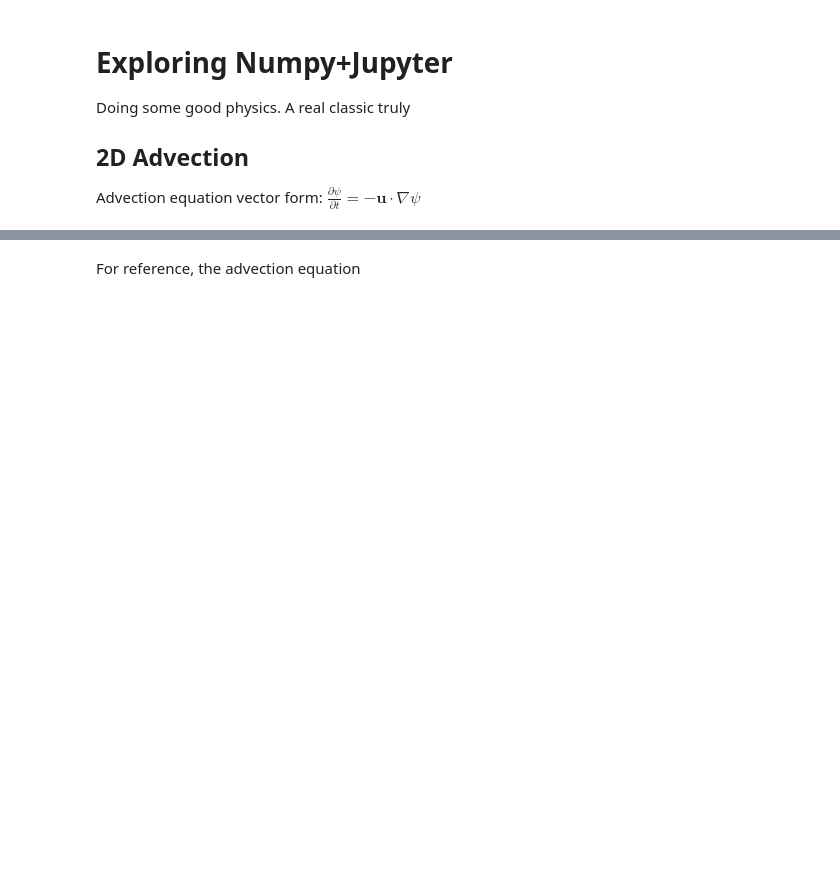
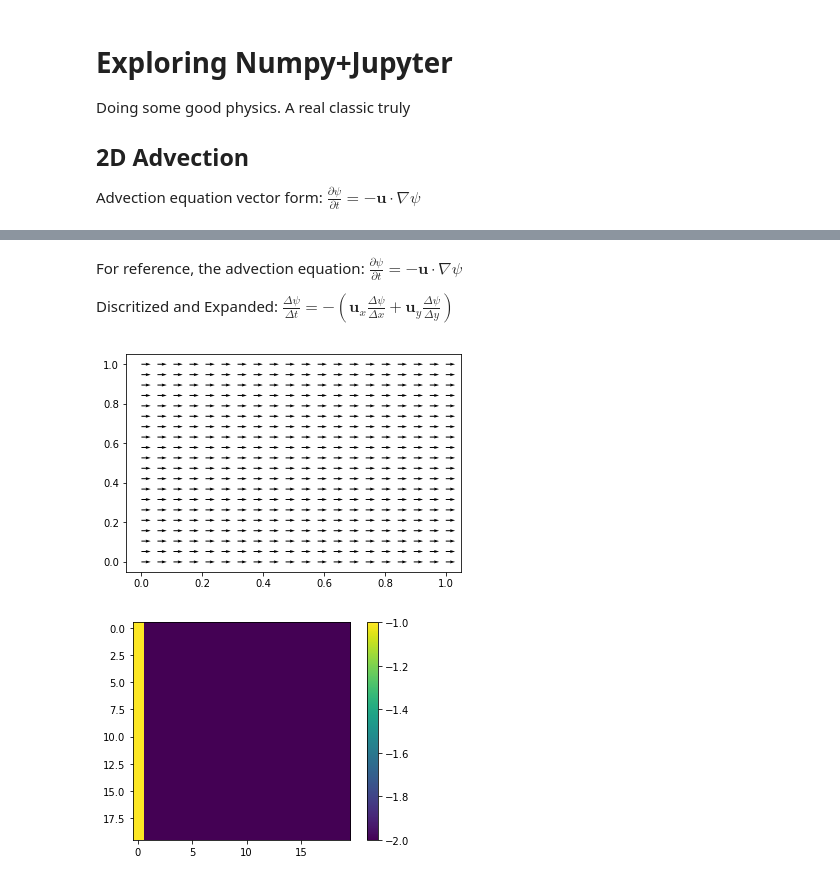
Before and after one commit to andrew-pa/fluidynm, a Jupyter notebook: Exploring.ipynb, the cells around one changed output, grey strips where cells are left out. Cells and saved outputs as stored; diff of their text form; code cells hidden in the pictures; blank space fills up the shorter version.

```diff
--- a/Exploring.ipynb
+++ b/Exploring.ipynb
@@ -38,2 +38,22 @@ cb = plt.colorbar()
-# %% [markdown]
-For reference, the advection equation
+# %% [markdown]
+For reference, the advection equation: $\frac{\partial\psi}{\partial t} = -\mathbf{u} \cdot \nabla\psi$
+
+Discritized and Expanded: $\frac{\Delta\psi}{\Delta t} = -(\mathbf{u}_x\frac{\Delta\psi}{\Delta x} + \mathbf{u}_y\frac{\Delta\psi}{\Delta y})$
+# %%
+dt = 0.1
+for i in range(0,20):
+    for x in range(0,xmax):
+        for y in range(0,ymax):
+            psi[x,y] -= (u[x,y,0]*(psi[x+1,y]-psi[x-1,y])/2 +
+                         u[x,y,1]*(psi[x,y+1]-psi[x,y-]))
+# %%
+# Plot the final conditions
+plt.figure()
+plt.quiver(X, Y, u[:,:,0], u[:,:,1])
+plt.show()
+
+plt.imshow(psi)
+cb = plt.colorbar()
+# %% [output]
+[figure, added]
+[figure, added]
```
Also changed, not shown: parts of 2 cells of this notebook.
